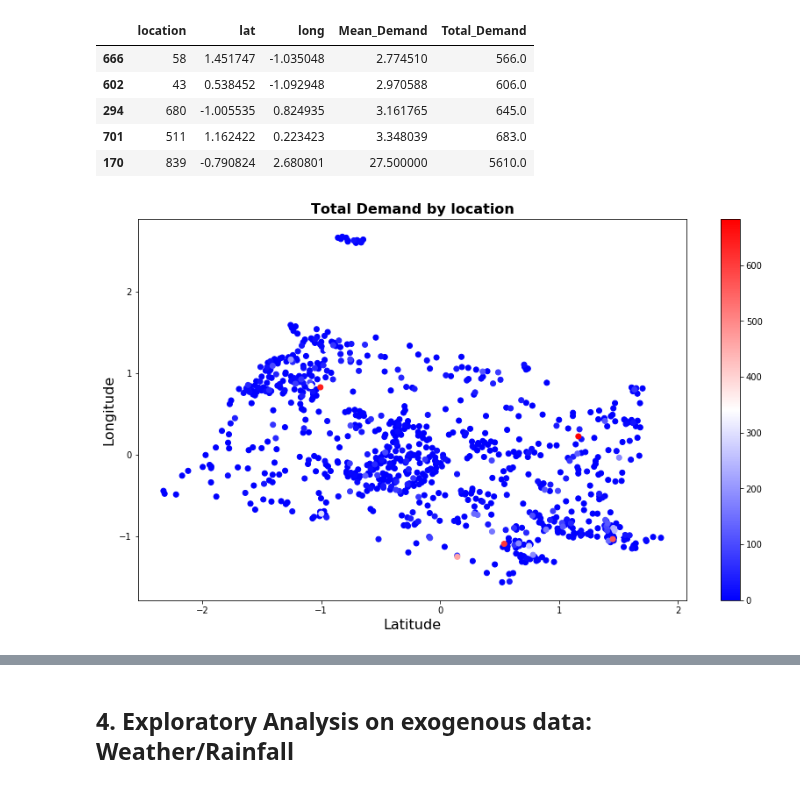
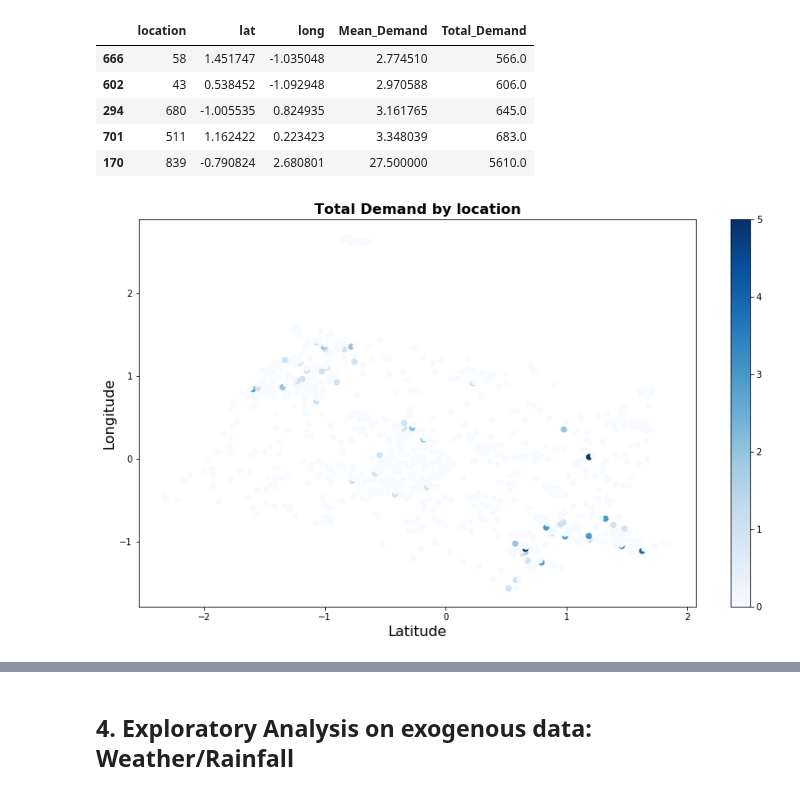
Before and after one commit to Angps1995/Spatial-Temporal-Models-for-delivery-demand-forecast, a Jupyter notebook: Models/ExploratoryAnalysis.ipynb, the cells around one changed output, grey strips where cells are left out. Drawn from its saved outputs; the diff is of its cells as text; code cells hidden in the pictures.

```diff
--- a/Models/ExploratoryAnalysis.ipynb
+++ b/Models/ExploratoryAnalysis.ipynb
@@ -159,7 +176,7 @@ location_map.tail()
 # %%
 def plt_heat_map(latitudes, longitudes, demand, title):
     fig = plt.figure(figsize=(14,8))
-    plt.scatter(latitudes, longitudes, c=demand, cmap='bwr')
+    plt.scatter(latitudes, longitudes, c=demand, cmap='Blues')
     plt.colorbar()
     plt.title(title,fontsize=16, fontweight='bold')
     plt.xlabel('Latitude', fontsize=16)
@@ -168,7 +185,7 @@ def plt_heat_map(latitudes, longitudes, demand, title):
 # %%
 latitude = location_map['lat'][:-1]
 longitude = location_map['long'][:-1]
-demand = location_map['Total_Demand'][:-1]
+demand = location_map['50'][:-1]
 plt_heat_map(latitude, longitude, demand, 'Total Demand by location')
 # %% [output]
-[figure, old version]
+[figure, new version]
```
Also changed, not shown: parts of 5 cells of this notebook, 10 other files.
